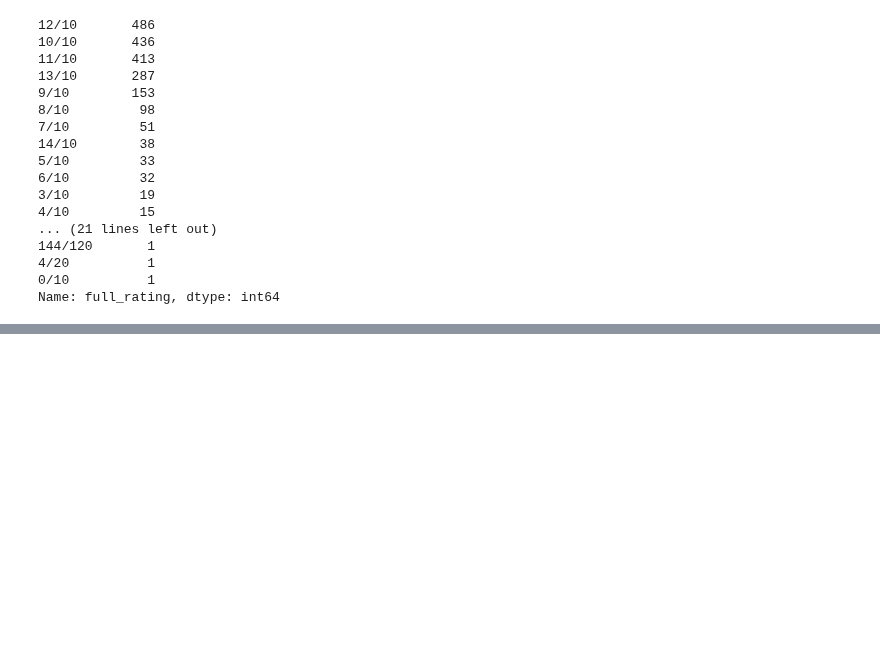
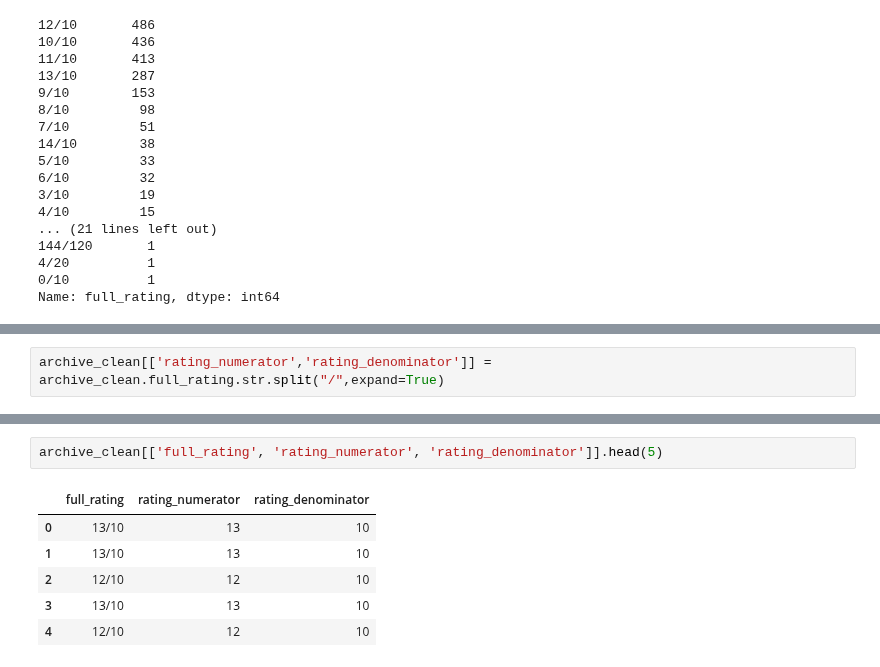
Before and after one commit to rohit-yadav/we_rate_dogs, a Jupyter notebook: we_rate_dogs.ipynb, the cells around one changed output, grey strips where cells are left out. Drawn from its saved outputs; the diff is of its cells as text; blank space fills up the shorter version.

Commit message:
Clean: Update ratings - numerator and denominator

```diff
--- a/we_rate_dogs.ipynb
+++ b/we_rate_dogs.ipynb
@@ -497,0 +506,2 @@ Name: full_rating, dtype: int64
+# %%
+archive_clean[['rating_numerator','rating_denominator']] = archive_clean.full_rating.str.split("/",expand=True)
@@ -497,0 +546,9 @@ Name: full_rating, dtype: int64
+# %%
+archive_clean[['full_rating', 'rating_numerator', 'rating_denominator']].head(5)
+# %% [output]
+|  | full_rating | rating_numerator | rating_denominator |
+| 0 | 13/10 | 13 | 10 |
+| 1 | 13/10 | 13 | 10 |
+| 2 | 12/10 | 12 | 10 |
+| 3 | 13/10 | 13 | 10 |
+| 4 | 12/10 | 12 | 10 |
```
Also changed, not shown: parts of 6 cells of this notebook, 2 other files.
